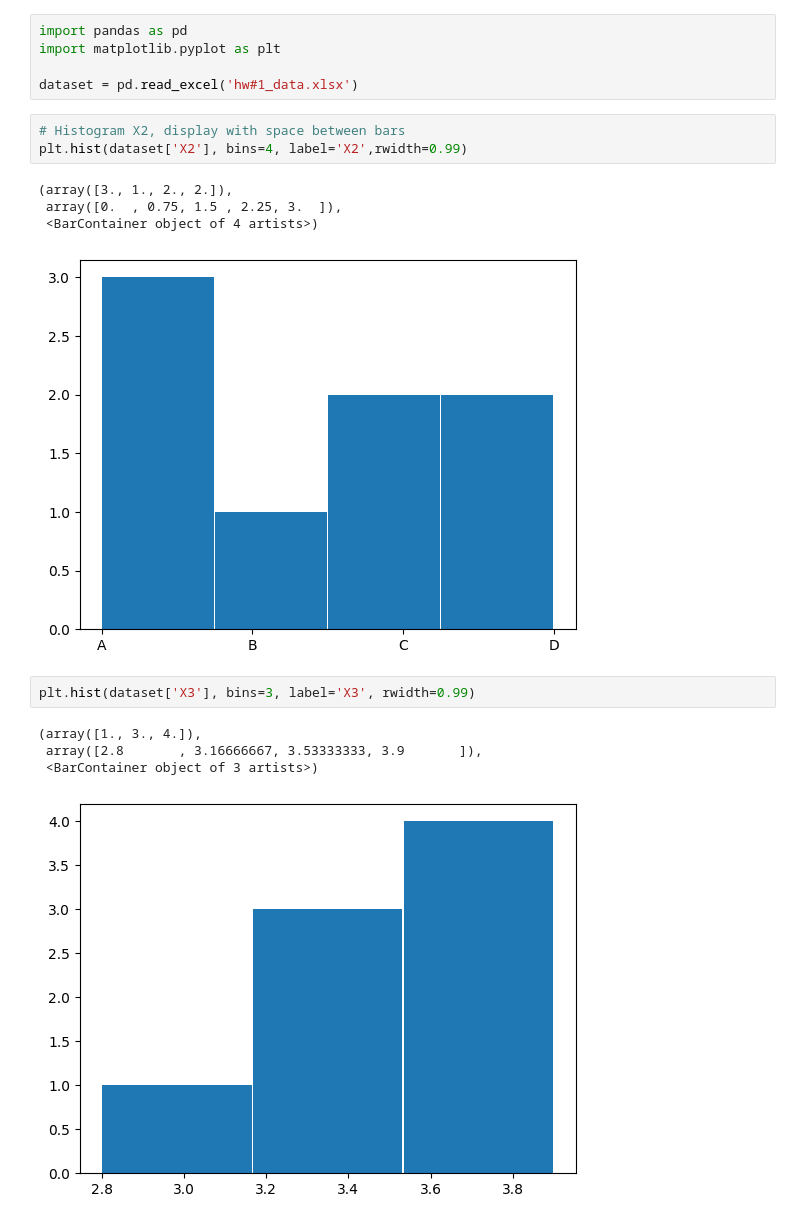
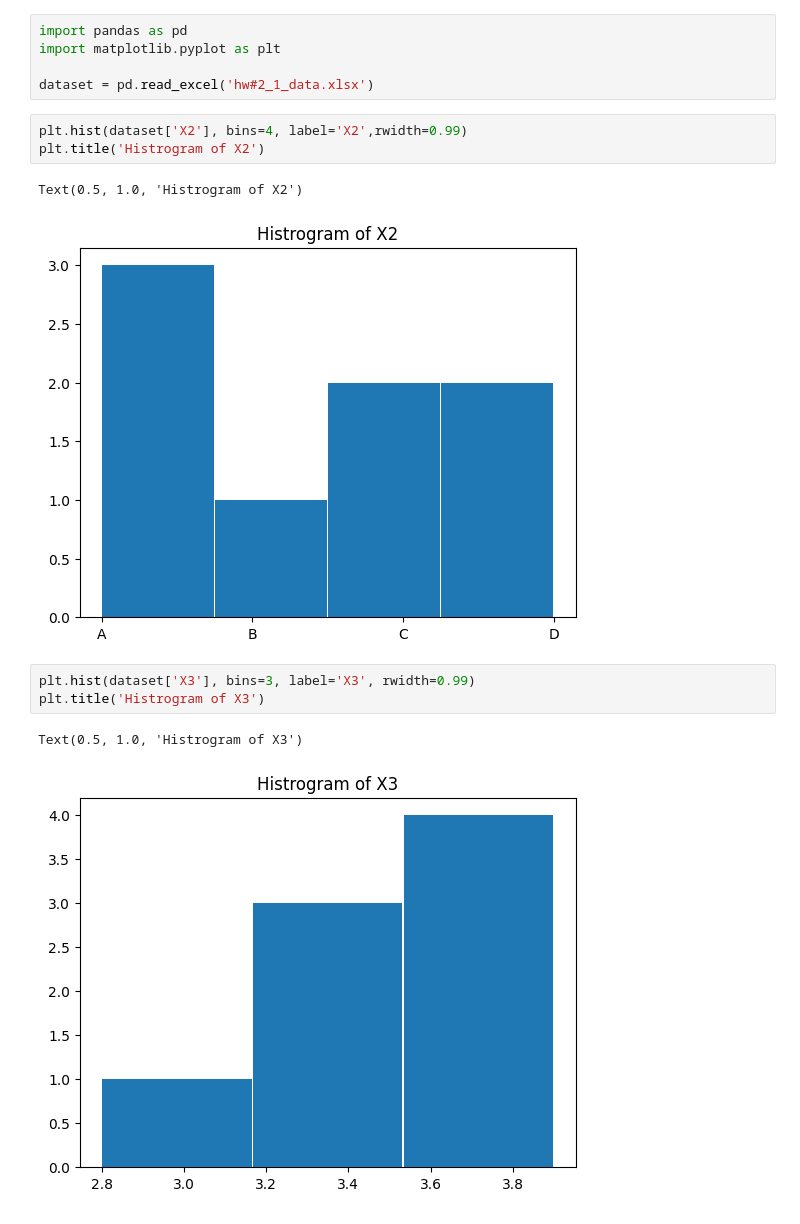
Before and after one commit to KanonKC/01204465-Data-Mining, a Jupyter notebook: homework1.ipynb, the cells around one changed output. Cells and saved outputs as stored; diff of their text form.

```diff
--- a/homework1.ipynb
+++ b/homework1.ipynb
@@ -5,22 +27,19 @@
 import pandas as pd
 import matplotlib.pyplot as plt
 
-dataset = pd.read_excel('hw#1_data.xlsx')
+dataset = pd.read_excel('hw#2_1_data.xlsx')
 # %%
-# Histogram X2, display with space between bars
 plt.hist(dataset['X2'], bins=4, label='X2',rwidth=0.99)
+plt.title('Histrogram of X2')
 # %% [output]
-(array([3., 1., 2., 2.]),
- array([0.  , 0.75, 1.5 , 2.25, 3.  ]),
- <BarContainer object of 4 artists>)
+Text(0.5, 1.0, 'Histrogram of X2')
-[figure, old version]
+[figure, new version]
 # %%
 plt.hist(dataset['X3'], bins=3, label='X3', rwidth=0.99)
+plt.title('Histrogram of X3')
 # %% [output]
-(array([1., 3., 4.]),
- array([2.8       , 3.16666667, 3.53333333, 3.9       ]),
- <BarContainer object of 3 artists>)
+Text(0.5, 1.0, 'Histrogram of X3')
-[figure, old version]
+[figure, new version]
 # %%
 # Box plot for X3
 plt.boxplot(dataset['X3'])
```
Also changed, not shown: parts of 3 cells of this notebook.
